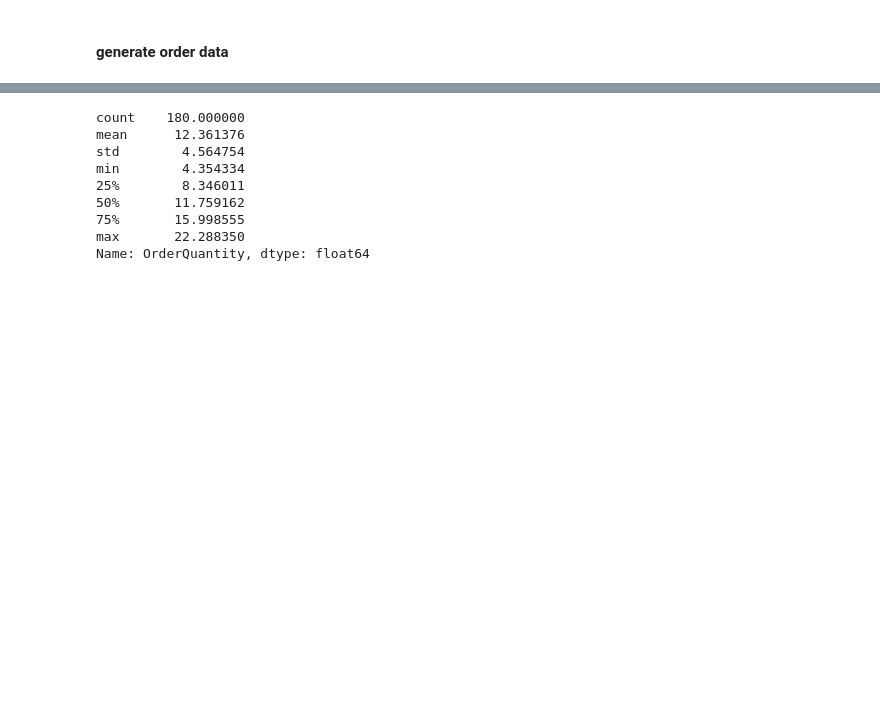
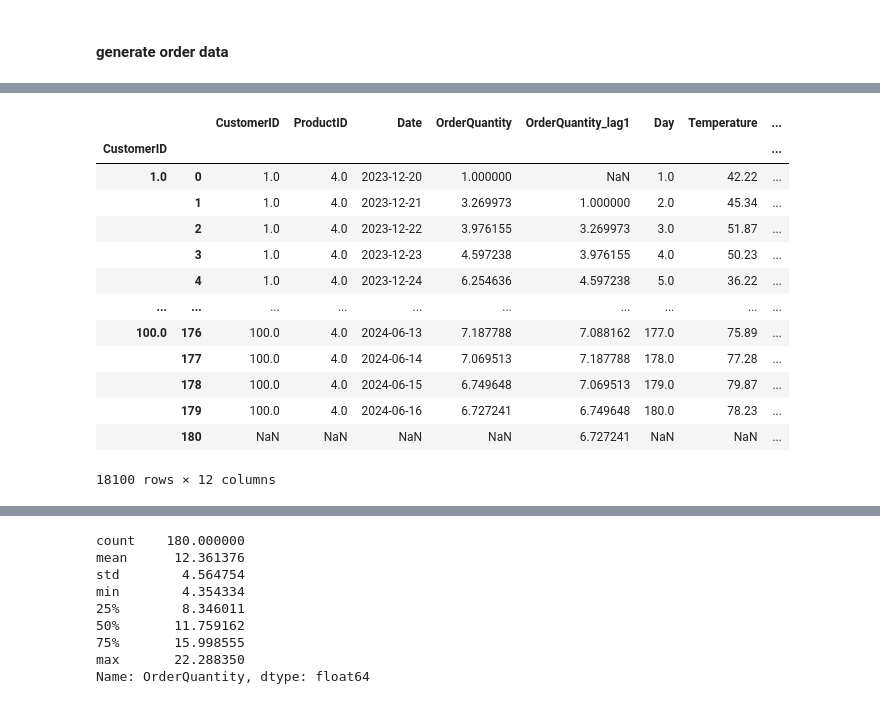
Before and after one commit to ichscheine/SmartStock, a Jupyter notebook: stage1.ipynb, the cells around one changed output, grey strips where cells are left out. Saved outputs shown, nothing was run; the diff lists cells and outputs as text; code cells hidden in the pictures; blank space fills up the shorter version.

```diff
--- a/stage1.ipynb
+++ b/stage1.ipynb
@@ -177,16 +174,41 @@ coef_true
 # %%
-def gen_next_product_quantity(df1):
+def gen_next_product_quantity(df_c):
+    for i in range(n_products):
+        coef_list = [coef_true['intercept'][i-1], coef_true['OrderQuantity_lag1'][i-1], coef_true['Female'][i-1], coef_true['Age'][i-1], coef_true['Income'][i-1], coef_true['Temperature'][i-1], coef_true['Rainfall'][i-1], coef_true['CPI'][i-1]
+]
+    df1 = df_c[df_c['ProductID'] == i+1]
     df1 = df1.sort_values(by='Date', ascending=True)
     df1.reset_index(inplace=True)
     df1.drop(['index'], axis=1, inplace=True)
 
     for j in range(1, n_days):
-        df1.at[j, 'OrderQuantity'] = np.dot([coef_true['intercept'][i-1], coef_true['OrderQuantity_lag1'][i-1], coef_true['Female'][i-1], coef_true['Age'][i-1], coef_true['Income'][i-1], coef_true['Temperature'][i-1], coef_true['Rainfall'][i-1], coef_true['CPI'][i-1]]
+        df1.at[j, 'OrderQuantity'] = np.dot(coef_list
                                     , [1, df1.at[j, 'OrderQuantity_lag1'], df1.at[j, 'Female'], df1.at[j, 'Age'], df1.at[j, 'Income'], df1.at[j, 'Temperature'], df1.at[j, 'Rainfall'], df1.at[j, 'CPI']])
         df1.at[j+1, 'OrderQuantity_lag1'] = df1.at[j, 'OrderQuantity']
-    return df1
 
-df = df.groupby(['CustomerID', 'ProductID']).apply(gen_next_product_quantity)
+    df_c_updated = pd.DataFrame()
+    df_c_updated = pd.concat([df_c_updated, df1])
+
+    return df_c_updated
+
+df.reset_index(drop=True, inplace=True)
+df = df.groupby(['CustomerID']).apply(gen_next_product_quantity)
+df
+# %% [output]
+|  |  | CustomerID | ProductID | Date | OrderQuantity | OrderQuantity_lag1 | Day | Temperature | ... |
+| CustomerID |  |  |  |  |  |  |  |  | ... |
+| 1.0 | 0 | 1.0 | 4.0 | 2023-12-20 | 1.000000 | NaN | 1.0 | 42.22 | ... |
+|  | 1 | 1.0 | 4.0 | 2023-12-21 | 3.269973 | 1.000000 | 2.0 | 45.34 | ... |
+|  | 2 | 1.0 | 4.0 | 2023-12-22 | 3.976155 | 3.269973 | 3.0 | 51.87 | ... |
+|  | 3 | 1.0 | 4.0 | 2023-12-23 | 4.597238 | 3.976155 | 4.0 | 50.23 | ... |
+|  | 4 | 1.0 | 4.0 | 2023-12-24 | 6.254636 | 4.597238 | 5.0 | 36.22 | ... |
+| ... | ... | ... | ... | ... | ... | ... | ... | ... | ... |
+| 100.0 | 176 | 100.0 | 4.0 | 2024-06-13 | 7.187788 | 7.088162 | 177.0 | 75.89 | ... |
+|  | 177 | 100.0 | 4.0 | 2024-06-14 | 7.069513 | 7.187788 | 178.0 | 77.28 | ... |
+|  | 178 | 100.0 | 4.0 | 2024-06-15 | 6.749648 | 7.069513 | 179.0 | 79.87 | ... |
+|  | 179 | 100.0 | 4.0 | 2024-06-16 | 6.727241 | 6.749648 | 180.0 | 78.23 | ... |
+|  | 180 | NaN | NaN | NaN | NaN | 6.727241 | NaN | NaN | ... |
+18100 rows × 12 columns
 # %%
 df_1_1 = df[(df['CustomerID']==1) & (df['ProductID']==1)]
 df_1_1
```
Also changed, not shown: parts of 7 cells of this notebook, 2 other files.
